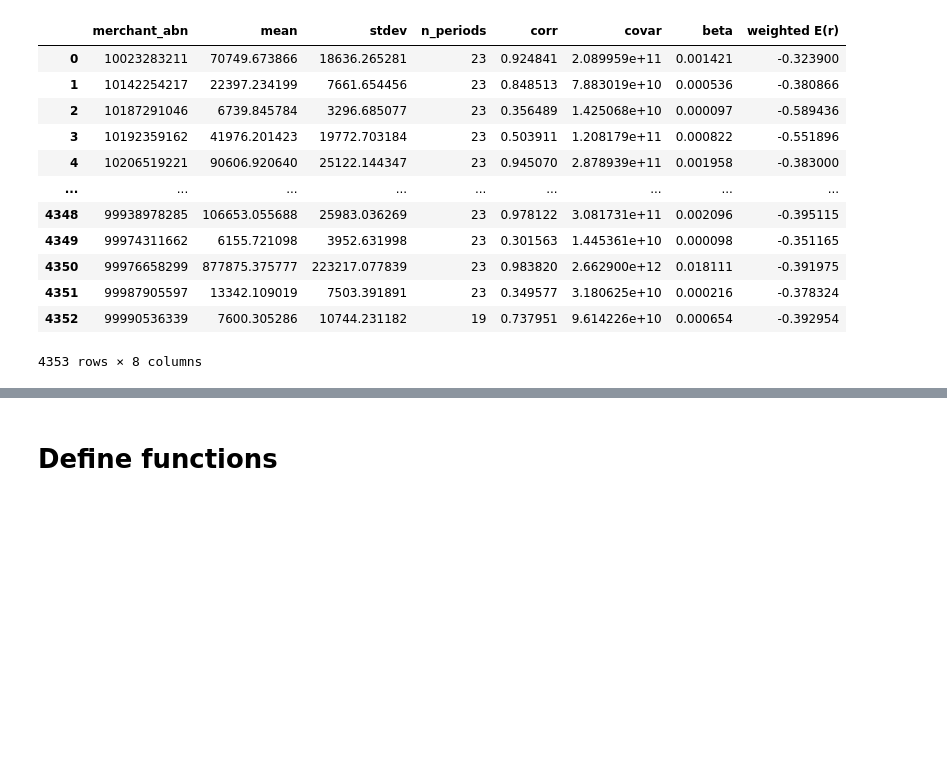
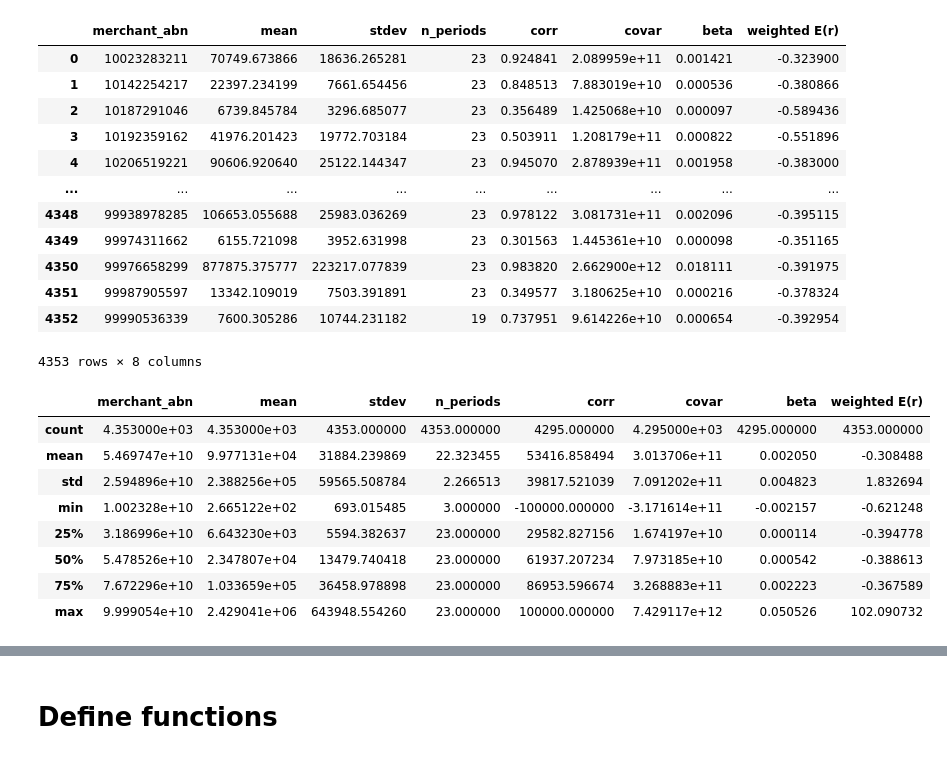
Before and after one commit to TGChenZP/MAST30034-A2_GroupWork_Py, a Jupyter notebook: notebooks/R_10 final_model.ipynb, the cells around one changed output, grey strips where cells are left out. Saved outputs shown, nothing was run; the diff lists cells and outputs as text; code cells hidden in the pictures; blank space fills up the shorter version.

```diff
--- a/notebooks/R_10 final_model.ipynb
+++ b/notebooks/R_10 final_model.ipynb
@@ -39,0 +38,12 @@ merchant_overall
+# %%
+merchant_train.describe()
+# %% [output]
+|  | merchant_abn | mean | stdev | n_periods | corr | covar | beta | weighted E(r) |
+| count | 4.353000e+03 | 4.353000e+03 | 4353.000000 | 4353.000000 | 4295.000000 | 4.295000e+03 | 4295.000000 | 4353.000000 |
+| mean | 5.469747e+10 | 9.977131e+04 | 31884.239869 | 22.323455 | 53416.858494 | 3.013706e+11 | 0.002050 | -0.308488 |
+| std | 2.594896e+10 | 2.388256e+05 | 59565.508784 | 2.266513 | 39817.521039 | 7.091202e+11 | 0.004823 | 1.832694 |
+| min | 1.002328e+10 | 2.665122e+02 | 693.015485 | 3.000000 | -100000.000000 | -3.171614e+11 | -0.002157 | -0.621248 |
+| 25% | 3.186996e+10 | 6.643230e+03 | 5594.382637 | 23.000000 | 29582.827156 | 1.674197e+10 | 0.000114 | -0.394778 |
+| 50% | 5.478526e+10 | 2.347807e+04 | 13479.740418 | 23.000000 | 61937.207234 | 7.973185e+10 | 0.000542 | -0.388613 |
+| 75% | 7.672296e+10 | 1.033659e+05 | 36458.978898 | 23.000000 | 86953.596674 | 3.268883e+11 | 0.002223 | -0.367589 |
+| max | 9.999054e+10 | 2.429041e+06 | 643948.554260 | 23.000000 | 100000.000000 | 7.429117e+12 | 0.050526 | 102.090732 |
```
Also changed, not shown: parts of 16 cells of this notebook.
